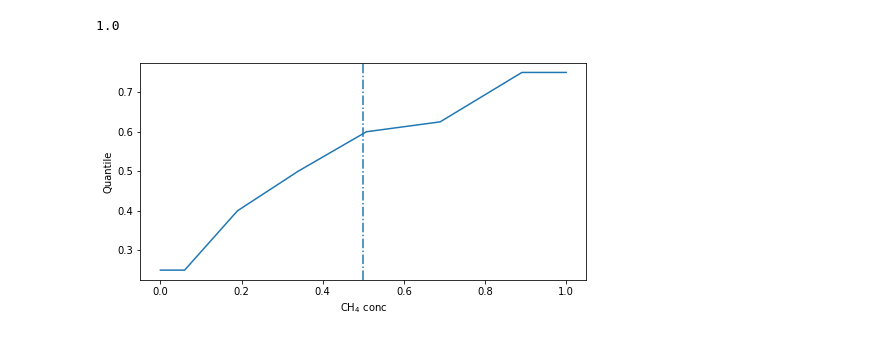
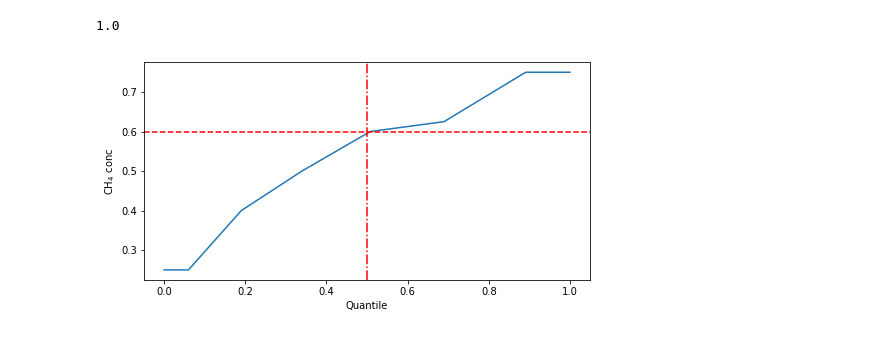
Before and after one commit to GranthamImperial/silicone_examples, a Jupyter notebook: notebooks/ExampleDataForQRWFigures.ipynb, the cells around one changed output. Cells and saved outputs as stored; diff of their text form; code cells hidden in the pictures.

Commit message:
Corrected diagrams, added a line

```diff
--- a/notebooks/ExampleDataForQRWFigures.ipynb
+++ b/notebooks/ExampleDataForQRWFigures.ipynb
@@ -137,16 +137,17 @@ sum(weights)
 # %%
 cumsum_w = np.cumsum(weights) - 0.5 * weights
 y_xtend = np.append(ys[0], np.append(ys, ys[-1]))
 cumsum_w_xtend = np.append(0, np.append(np.cumsum(weights) - 0.5 * weights, 1))
 fig = plt.figure(figsize=(8, 4))
 ax = fig.add_subplot(111)
 plt.plot(cumsum_w_xtend, y_xtend)
-ax.set_xlabel("CH$_4$ conc")
-ax.set_ylabel("Quantile")
-plt.axvline(x=0.5, ls="-.")
+ax.set_xlabel("Quantile")
+ax.set_ylabel("CH$_4$ conc")
+plt.axvline(x=0.5, ls="-.", c="r")
+plt.axhline(y=0.6, ls="--", c="r")
 fig.savefig(
     join(savefig_folder, "CumulWeightCH4.pdf"),
     bbox_inches='tight'
 )
 # %% [output]
-[figure, old version]
+[figure, new version]
```
